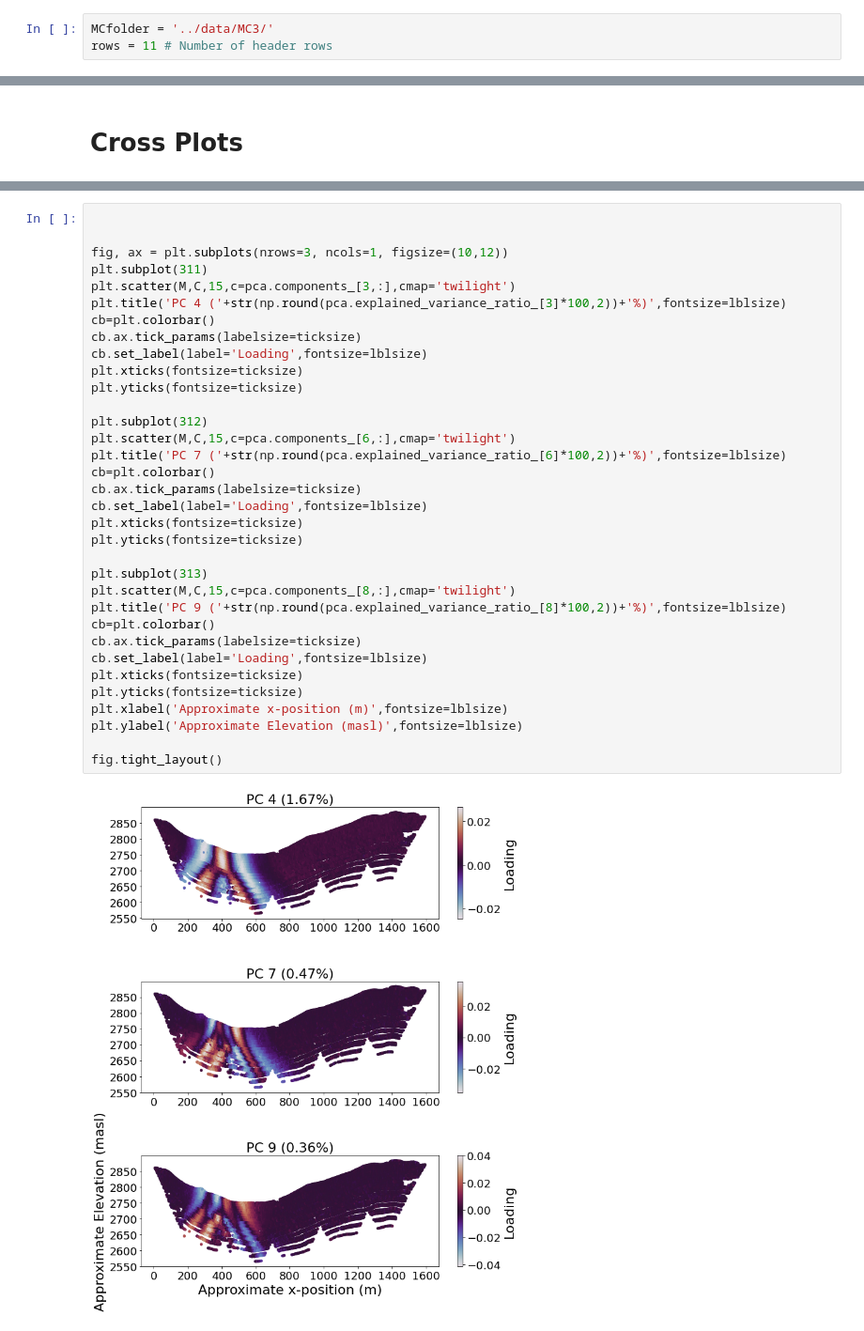
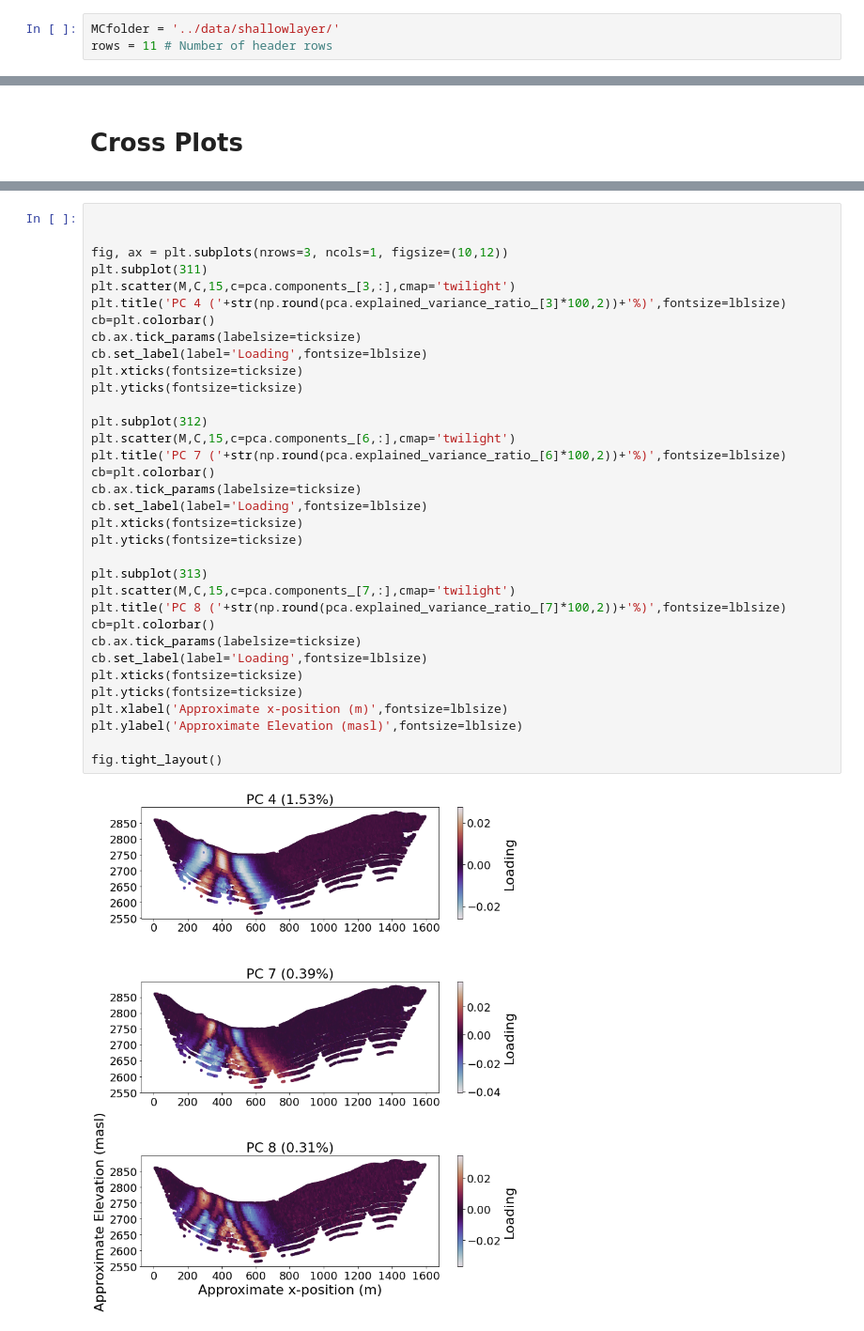
Before and after one commit to ammilten/ERTFaultMonteCarlo, a Jupyter notebook: notebooks/Prior Falsification.ipynb, the cells around one changed output, grey strips where cells are left out. Shown at 94% size. Drawn from its saved outputs; the diff is of its cells as text.

```diff
--- a/notebooks/Prior Falsification.ipynb
+++ b/notebooks/Prior Falsification.ipynb
@@ -65,7 +69,7 @@ fig.tight_layout()
 # %% [markdown]
 # Import the Monte Carlo Data
 # %%
-MCfolder = '../data/MC3/'
+MCfolder = '../data/shallowlayer/'
 rows = 11 # Number of header rows
 # %%
 pfile = MCfolder + 'params.dat'
@@ -475,33 +505,33 @@ r^2 = 0.20306257311688297
 fig, ax = plt.subplots(nrows=3, ncols=1, figsize=(10,12))
 plt.subplot(311)
 plt.scatter(M,C,15,c=pca.components_[3,:],cmap='twilight')
 plt.title('PC 4 ('+str(np.round(pca.explained_variance_ratio_[3]*100,2))+'%)',fontsize=lblsize)
 cb=plt.colorbar()
 cb.ax.tick_params(labelsize=ticksize)
 cb.set_label(label='Loading',fontsize=lblsize)
 plt.xticks(fontsize=ticksize)
 plt.yticks(fontsize=ticksize)
 
 plt.subplot(312)
 plt.scatter(M,C,15,c=pca.components_[6,:],cmap='twilight')
 plt.title('PC 7 ('+str(np.round(pca.explained_variance_ratio_[6]*100,2))+'%)',fontsize=lblsize)
 cb=plt.colorbar()
 cb.ax.tick_params(labelsize=ticksize)
 cb.set_label(label='Loading',fontsize=lblsize)
 plt.xticks(fontsize=ticksize)
 plt.yticks(fontsize=ticksize)
 
 plt.subplot(313)
-plt.scatter(M,C,15,c=pca.components_[8,:],cmap='twilight')
-plt.title('PC 9 ('+str(np.round(pca.explained_variance_ratio_[8]*100,2))+'%)',fontsize=lblsize)
+plt.scatter(M,C,15,c=pca.components_[7,:],cmap='twilight')
+plt.title('PC 8 ('+str(np.round(pca.explained_variance_ratio_[7]*100,2))+'%)',fontsize=lblsize)
 cb=plt.colorbar()
 cb.ax.tick_params(labelsize=ticksize)
 cb.set_label(label='Loading',fontsize=lblsize)
 plt.xticks(fontsize=ticksize)
 plt.yticks(fontsize=ticksize)
 plt.xlabel('Approximate x-position (m)',fontsize=lblsize)
 plt.ylabel('Approximate Elevation (masl)',fontsize=lblsize)
 
 fig.tight_layout()
 # %% [output]
-[figure, old version]
+[figure, new version]
```
Also changed, not shown: parts of 21 cells of this notebook, 3 other files.
